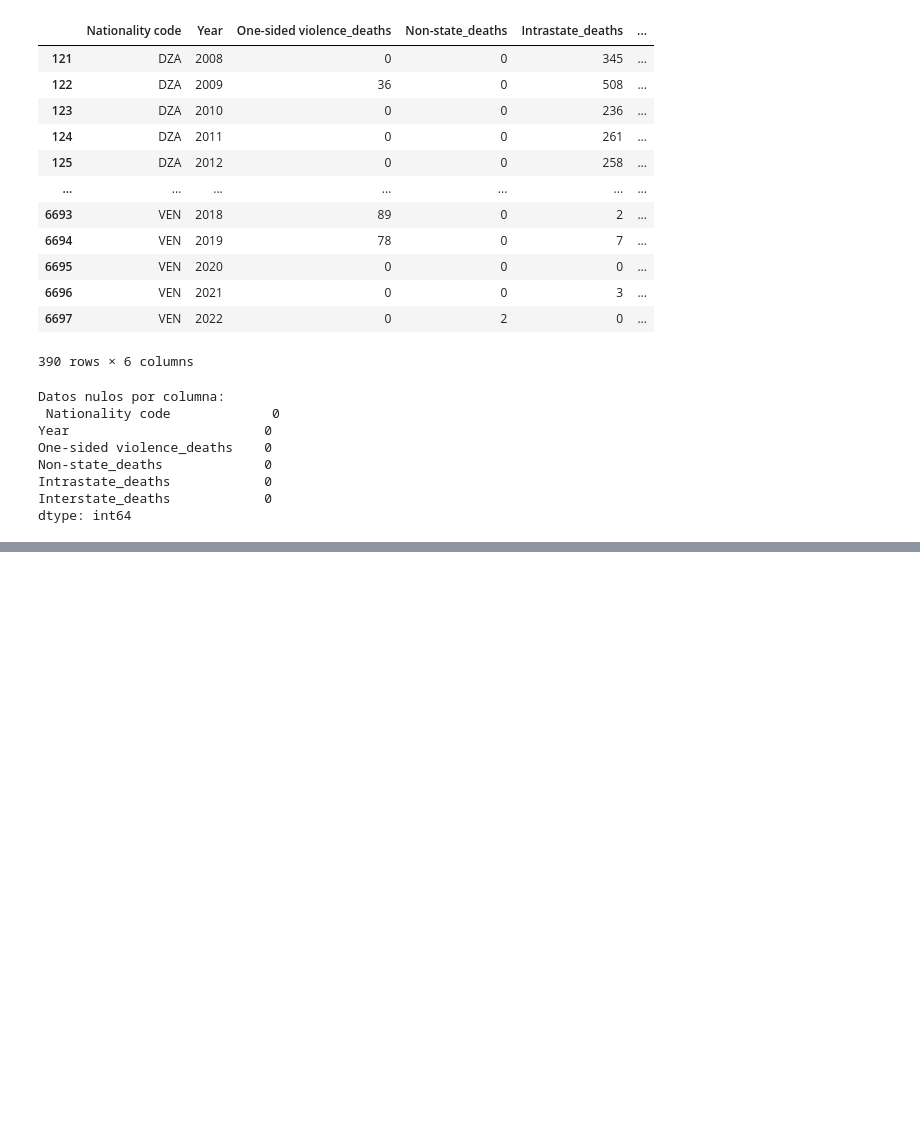
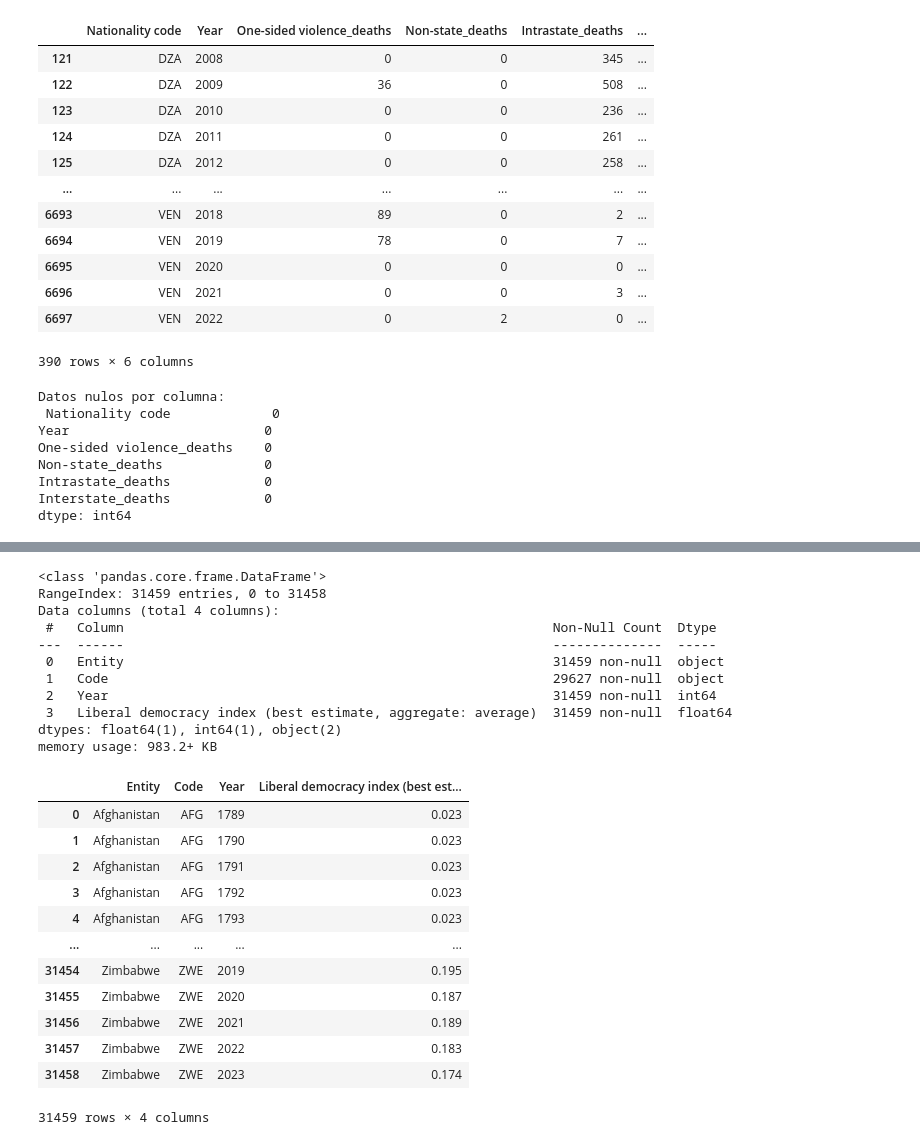
Before and after one commit to ERIDEZ/IFM_TMF, a Jupyter notebook: Notebooks y scripts/Trabajo archivo 24287 - Etapa2.ipynb, the cells around one changed output, grey strips where cells are left out. Drawn from its saved outputs; the diff is of its cells as text; code cells hidden in the pictures; blank space fills up the shorter version.

```diff
--- a/Notebooks y scripts/Trabajo archivo 24287 - Etapa2.ipynb
+++ b/Notebooks y scripts/Trabajo archivo 24287 - Etapa2.ipynb
@@ -2143,0 +2344,28 @@ for col in ['GDP_growth', 'Rule of Law Percentile', 'Political and Violence Perc
+# %%
+liberal_democracy_data.info()
+liberal_democracy_data
+# %% [output]
+<class 'pandas.core.frame.DataFrame'>
+RangeIndex: 31459 entries, 0 to 31458
+Data columns (total 4 columns):
+ #   Column                                                       Non-Null Count  Dtype
+---  ------                                                       --------------  -----
+ 0   Entity                                                       31459 non-null  object
+ 1   Code                                                         29627 non-null  object
+ 2   Year                                                         31459 non-null  int64
+ 3   Liberal democracy index (best estimate, aggregate: average)  31459 non-null  float64
+dtypes: float64(1), int64(1), object(2)
+memory usage: 983.2+ KB
+|  | Entity | Code | Year | Liberal democracy index (best est... |
+| 0 | Afghanistan | AFG | 1789 | 0.023 |
+| 1 | Afghanistan | AFG | 1790 | 0.023 |
+| 2 | Afghanistan | AFG | 1791 | 0.023 |
+| 3 | Afghanistan | AFG | 1792 | 0.023 |
+| 4 | Afghanistan | AFG | 1793 | 0.023 |
+| ... | ... | ... | ... | ... |
+| 31454 | Zimbabwe | ZWE | 2019 | 0.195 |
+| 31455 | Zimbabwe | ZWE | 2020 | 0.187 |
+| 31456 | Zimbabwe | ZWE | 2021 | 0.189 |
+| 31457 | Zimbabwe | ZWE | 2022 | 0.183 |
+| 31458 | Zimbabwe | ZWE | 2023 | 0.174 |
+31459 rows × 4 columns
```
Also changed, not shown: parts of 49 cells of this notebook, 13 other files.
